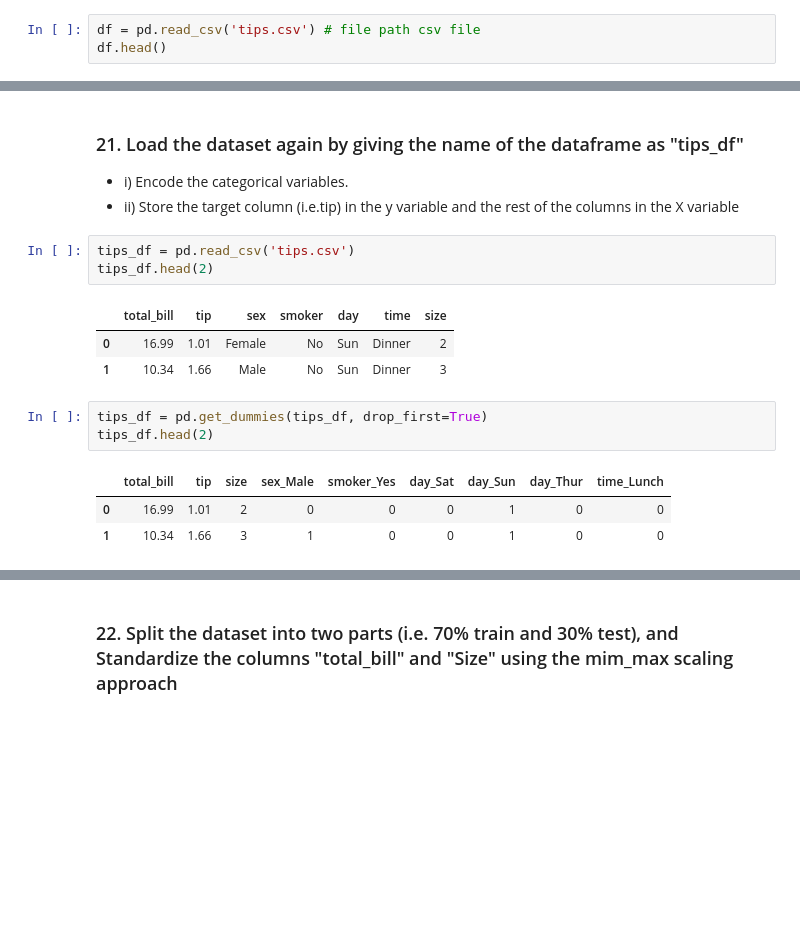
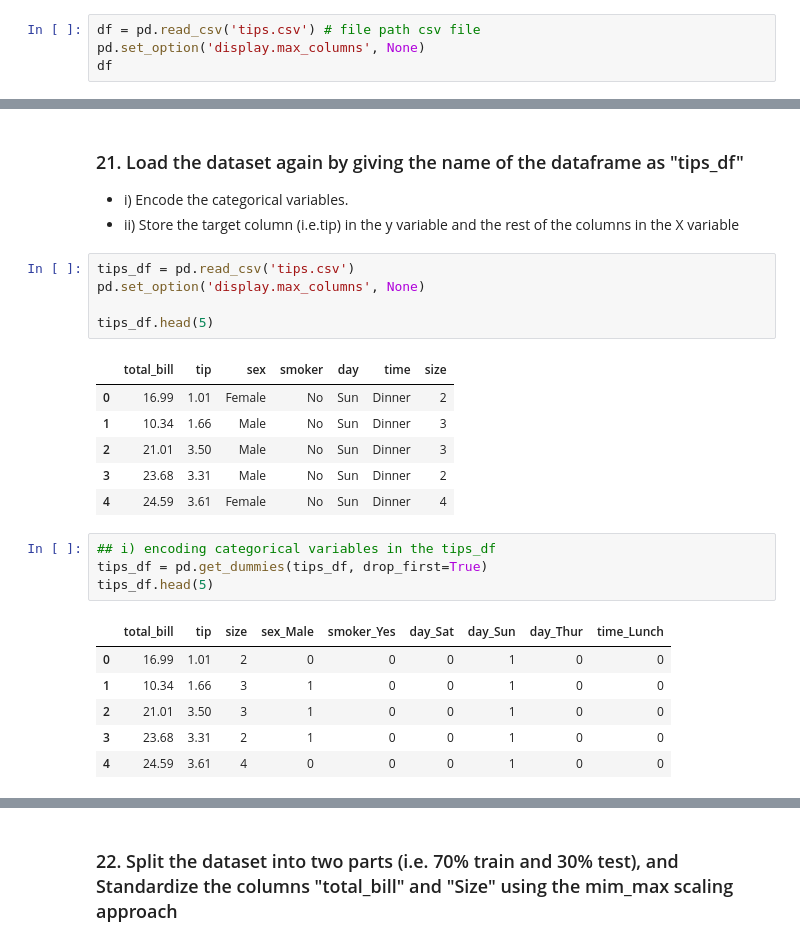
Before and after one commit to krishnakumarsingh/krishnaKumar_Lab2_Python, a Jupyter notebook: Lab 2 - Problem Statement (Python for DS).ipynb, the cells around one changed output, grey strips where cells are left out. Cells and saved outputs as stored; diff of their text form; blank space fills up the shorter version.

```diff
--- a/Lab 2 - Problem Statement (Python for DS).ipynb
+++ b/Lab 2 - Problem Statement (Python for DS).ipynb
@@ -44,7 +44,8 @@ from sklearn.metrics import r2_score
 ### Load the dataset
 # %%
 df = pd.read_csv('tips.csv') # file path csv file
-df.head()
+pd.set_option('display.max_columns', None)
+df
 # %% [output]
 |  | total_bill | tip | sex | smoker | day | time | size |
 | 0 | 16.99 | 1.01 | Female | No | Sun | Dinner | 2 |
@@ -332,15 +443,24 @@ print(range_)
 - ii) Store the target column (i.e.tip) in the y variable and the rest of the columns in the X variable
 # %%
 tips_df = pd.read_csv('tips.csv')
-tips_df.head(2)
+pd.set_option('display.max_columns', None)
+
+tips_df.head(5)
 # %% [output]
 |  | total_bill | tip | sex | smoker | day | time | size |
 | 0 | 16.99 | 1.01 | Female | No | Sun | Dinner | 2 |
 | 1 | 10.34 | 1.66 | Male | No | Sun | Dinner | 3 |
+| 2 | 21.01 | 3.50 | Male | No | Sun | Dinner | 3 |
+| 3 | 23.68 | 3.31 | Male | No | Sun | Dinner | 2 |
+| 4 | 24.59 | 3.61 | Female | No | Sun | Dinner | 4 |
 # %%
+## i) encoding categorical variables in the tips_df
 tips_df = pd.get_dummies(tips_df, drop_first=True)
-tips_df.head(2)
+tips_df.head(5)
 # %% [output]
 |  | total_bill | tip | size | sex_Male | smoker_Yes | day_Sat | day_Sun | day_Thur | time_Lunch |
 | 0 | 16.99 | 1.01 | 2 | 0 | 0 | 0 | 1 | 0 | 0 |
 | 1 | 10.34 | 1.66 | 3 | 1 | 0 | 0 | 1 | 0 | 0 |
+| 2 | 21.01 | 3.50 | 3 | 1 | 0 | 0 | 1 | 0 | 0 |
+| 3 | 23.68 | 3.31 | 2 | 1 | 0 | 0 | 1 | 0 | 0 |
+| 4 | 24.59 | 3.61 | 4 | 0 | 0 | 0 | 1 | 0 | 0 |
```
Also changed, not shown: parts of 43 cells of this notebook, 1 other file.
